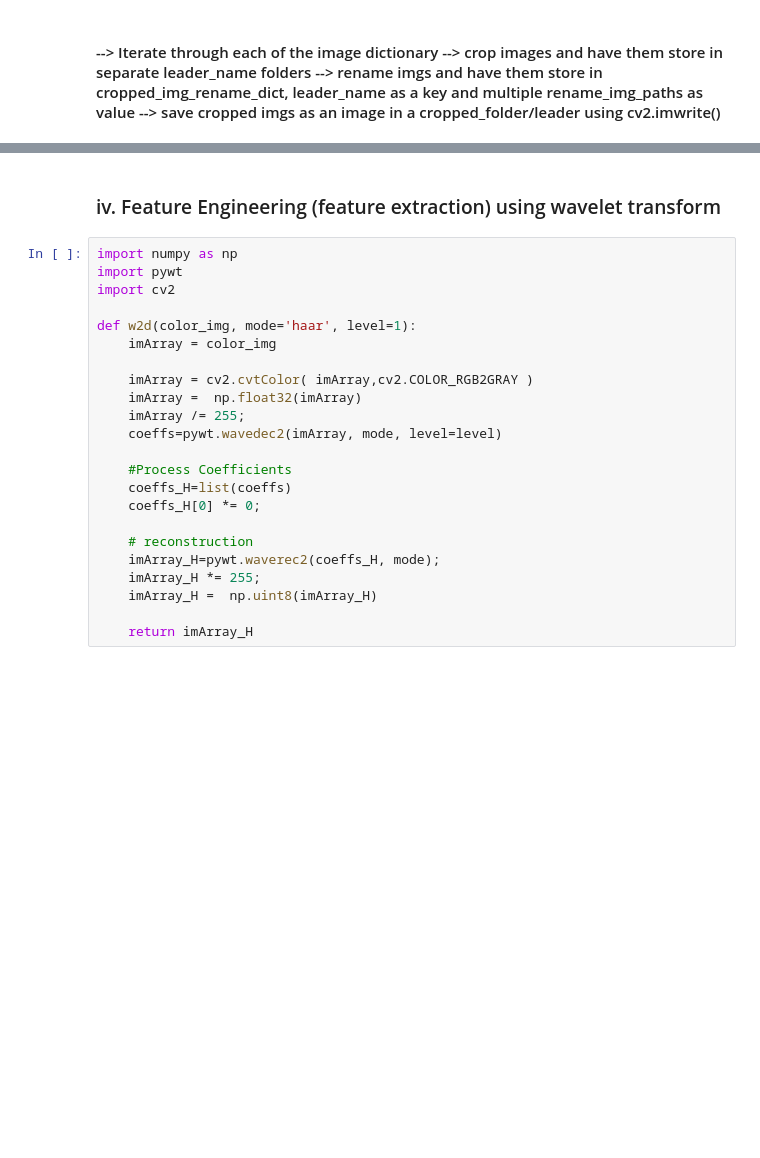
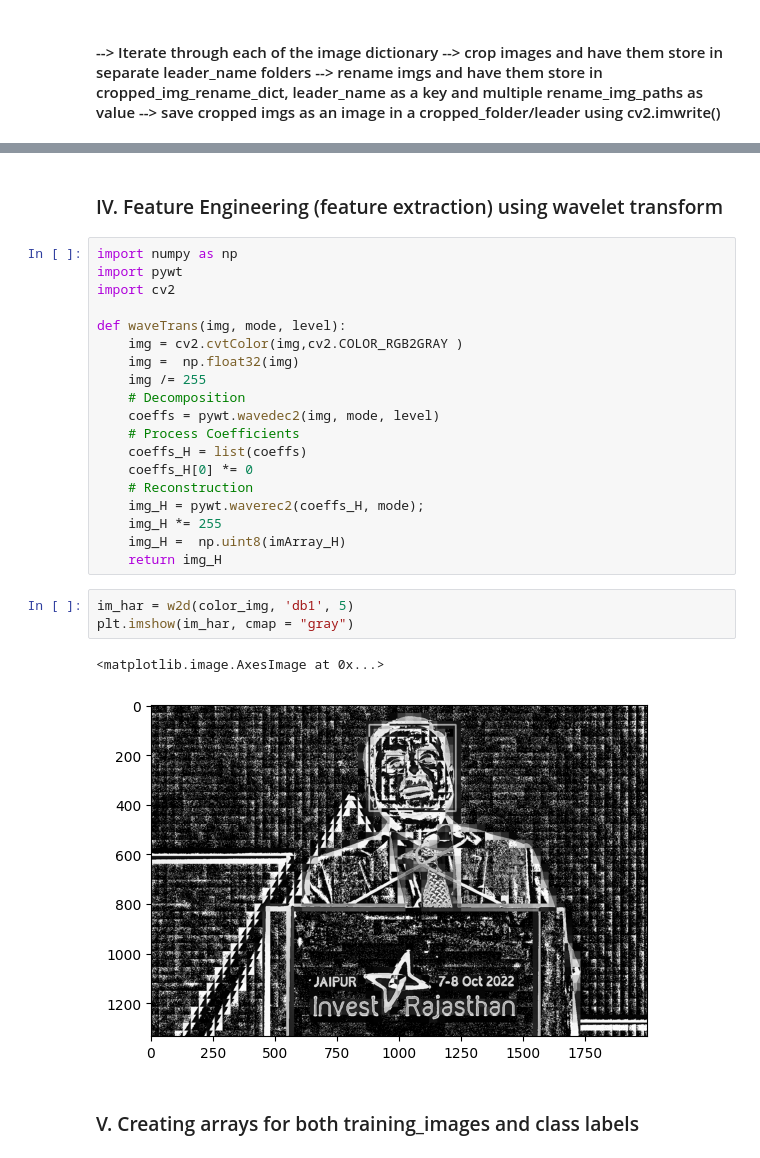
Before and after one commit to SayliMN/LeadersClassifier, a Jupyter notebook: Model/Leaders_classifier.ipynb, the cells around one changed output, grey strips where cells are left out. Saved outputs shown, nothing was run; the diff lists cells and outputs as text; blank space fills up the shorter version.

Commit message:
Add wavelet transform, training and optimization

```diff
--- a/Model/Leaders_classifier.ipynb
+++ b/Model/Leaders_classifier.ipynb
@@ -143,27 +145,31 @@ for subdir in subdir_paths:
 # %% [output]
 IsADirectoryError: [Errno 21] Is a directory: '/Users/saylinarkhede/Documents/2023/LeadersClassifier/Model/Dataset/Cropped_data/elon_musk'
 # %% [markdown]
-### iv. Feature Engineering (feature extraction) using wavelet transform
+### IV. Feature Engineering (feature extraction) using wavelet transform
 # %%
 import numpy as np
 import pywt
 import cv2
 
-def w2d(color_img, mode='haar', level=1):
-    imArray = color_img
-
-    imArray = cv2.cvtColor( imArray,cv2.COLOR_RGB2GRAY )
-    imArray =  np.float32(imArray)
-    imArray /= 255;
-    coeffs=pywt.wavedec2(imArray, mode, level=level)
-
-    #Process Coefficients
-    coeffs_H=list(coeffs)
-    coeffs_H[0] *= 0;
-
-    # reconstruction
-    imArray_H=pywt.waverec2(coeffs_H, mode);
-    imArray_H *= 255;
-    imArray_H =  np.uint8(imArray_H)
-
-    return imArray_H
+def waveTrans(img, mode, level):
+    img = cv2.cvtColor(img,cv2.COLOR_RGB2GRAY )
+    img =  np.float32(img)
+    img /= 255
+    # Decomposition
+    coeffs = pywt.wavedec2(img, mode, level)
+    # Process Coefficients
+    coeffs_H = list(coeffs)
+    coeffs_H[0] *= 0
+    # Reconstruction
+    img_H = pywt.waverec2(coeffs_H, mode);
+    img_H *= 255
+    img_H =  np.uint8(imArray_H)
+    return img_H
+# %%
+im_har = w2d(color_img, 'db1', 5)
+plt.imshow(im_har, cmap = "gray")
+# %% [output]
+<matplotlib.image.AxesImage at 0x...>
+[figure, added]
+# %% [markdown]
+### V. Creating arrays for both training_images and class labels
```
Also changed, not shown: parts of 15 cells of this notebook.
